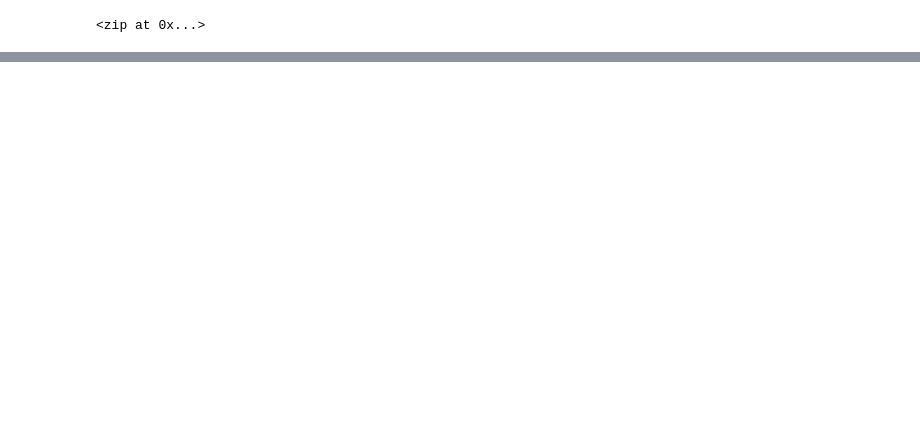
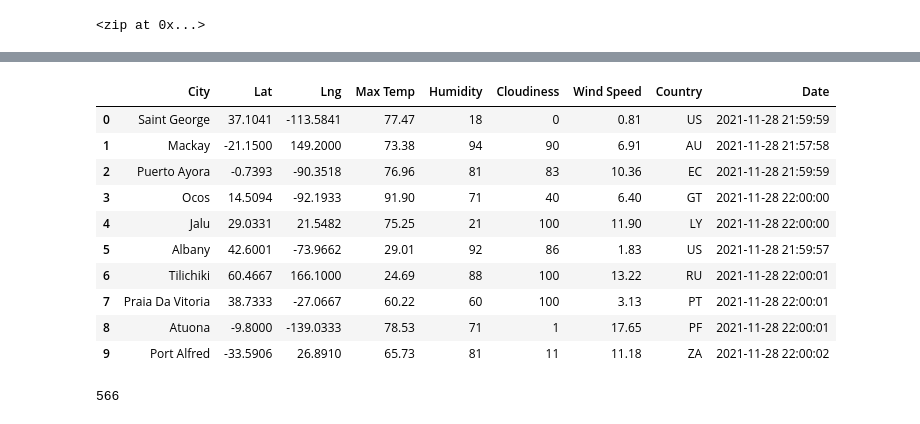
Before and after one commit to stereo-chemistry/World_Weather_Analysis, a Jupyter notebook: WeatherPy.ipynb, the cells around one changed output, grey strips where cells are left out. Saved outputs shown, nothing was run; the diff lists cells and outputs as text; code cells hidden in the pictures; blank space fills up the shorter version.

Commit message:
submitting city data frame & csv file of city data frame

```diff
--- a/WeatherPy.ipynb
+++ b/WeatherPy.ipynb
@@ -7 +18,4 @@ from citipy import citipy
+# %%
+# Starting URL for Weather Map API Call.
+url = "http://api.openweathermap.org/data/2.5/weather?units=Imperial&APPID=" + weather_api_key
 # %%
@@ -17,0 +30,3 @@ coordinates = list(lat_lngs)
+# %%
+for coordinate in coordinates:
+    print(coordinate[0], coordinate[1])
@@ -33,0 +153,19 @@ len(cities)
+# %%
+city_data_df = pd.DataFrame(city_data)
+city_data_df.head(10)
+# %% [output]
+|  | City | Lat | Lng | Max Temp | Humidity | Cloudiness | Wind Speed | Country | Date |
+| 0 | Saint George | 37.1041 | -113.5841 | 77.47 | 18 | 0 | 0.81 | US | 2021-11-28 21:59:59 |
+| 1 | Mackay | -21.1500 | 149.2000 | 73.38 | 94 | 90 | 6.91 | AU | 2021-11-28 21:57:58 |
+| 2 | Puerto Ayora | -0.7393 | -90.3518 | 76.96 | 81 | 83 | 10.36 | EC | 2021-11-28 21:59:59 |
+| 3 | Ocos | 14.5094 | -92.1933 | 91.90 | 71 | 40 | 6.40 | GT | 2021-11-28 22:00:00 |
+| 4 | Jalu | 29.0331 | 21.5482 | 75.25 | 21 | 100 | 11.90 | LY | 2021-11-28 22:00:00 |
+| 5 | Albany | 42.6001 | -73.9662 | 29.01 | 92 | 86 | 1.83 | US | 2021-11-28 21:59:57 |
+| 6 | Tilichiki | 60.4667 | 166.1000 | 24.69 | 88 | 100 | 13.22 | RU | 2021-11-28 22:00:01 |
+| 7 | Praia Da Vitoria | 38.7333 | -27.0667 | 60.22 | 60 | 100 | 3.13 | PT | 2021-11-28 22:00:01 |
+| 8 | Atuona | -9.8000 | -139.0333 | 78.53 | 71 | 1 | 17.65 | PF | 2021-11-28 22:00:01 |
+| 9 | Port Alfred | -33.5906 | 26.8910 | 65.73 | 81 | 11 | 11.18 | ZA | 2021-11-28 22:00:02 |
+# %%
+len(city_data_df)
+# %% [output]
+566
```
Also changed, not shown: parts of 10 cells of this notebook, 1 other file.
